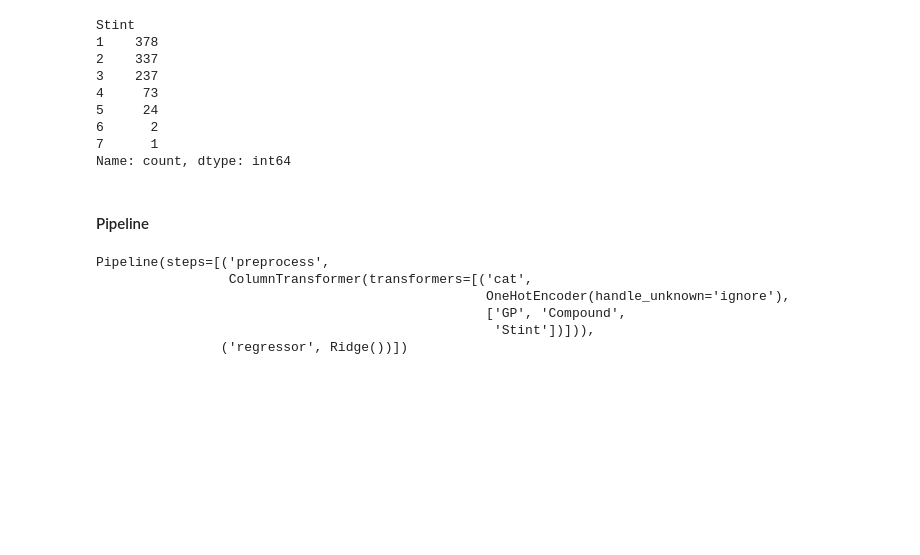
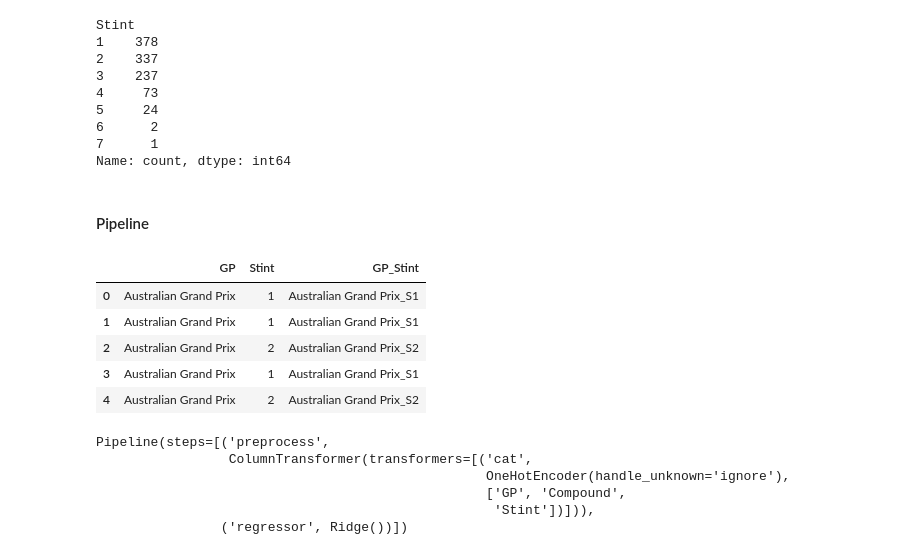
Before and after one commit to UsualSuspect09/F1-Tyre-Strategy-Engine, a Jupyter notebook: baseline_model.ipynb, the cells around one changed output. Drawn from its saved outputs; the diff is of its cells as text; code cells hidden in the pictures; blank space fills up the shorter version.

Commit message:
V2_model_rework

```diff
--- a/baseline_model.ipynb
+++ b/baseline_model.ipynb
@@ -77,6 +77,18 @@ model = Pipeline([
     ('regressor', Ridge(alpha=1.0))
 
 ])
+# %%
+model_df['GP_Stint'] = model_df['GP'] + '_S' + model_df['Stint'].astype(str)
+model_df['Compound_Stint'] = model_df['Compound'] + '_S' + model_df['Stint'].astype(str)
+
+model_df[['GP', 'Stint', 'GP_Stint']].head()
+# %% [output]
+|  | GP | Stint | GP_Stint |
+| 0 | Australian Grand Prix | 1 | Australian Grand Prix_S1 |
+| 1 | Australian Grand Prix | 1 | Australian Grand Prix_S1 |
+| 2 | Australian Grand Prix | 2 | Australian Grand Prix_S2 |
+| 3 | Australian Grand Prix | 1 | Australian Grand Prix_S1 |
+| 4 | Australian Grand Prix | 2 | Australian Grand Prix_S2 |
 # %%
 #splitting into train/test
 from sklearn.model_selection import train_test_split
```
Also changed, not shown: parts of 3 cells of this notebook.
